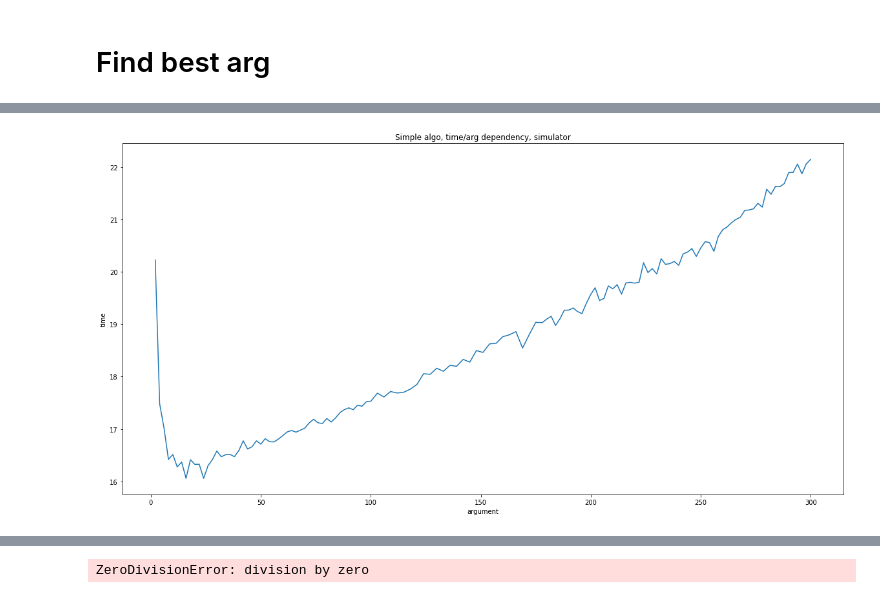
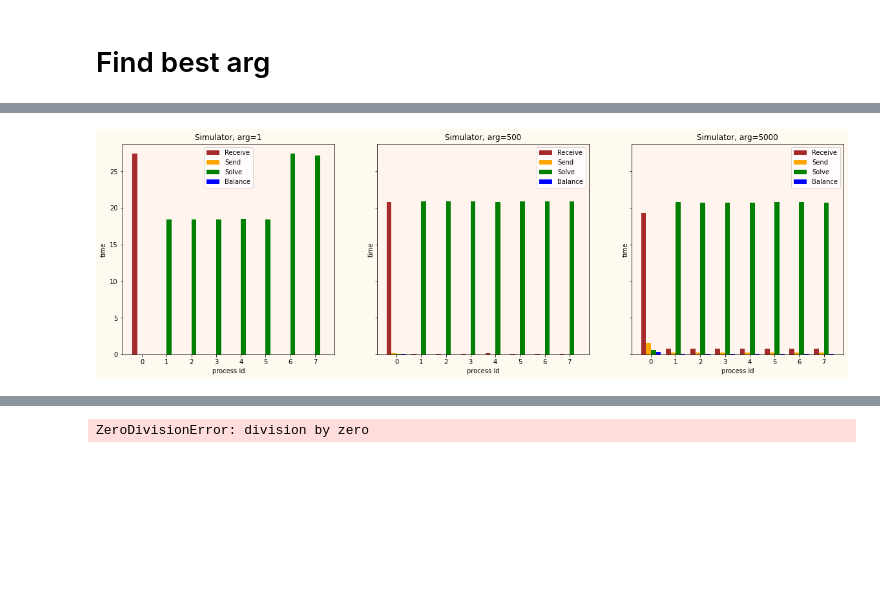
Before and after one commit to amonin7/Simulator, a Jupyter notebook: Visualization.ipynb, the cells around one changed output, grey strips where cells are left out. Cells and saved outputs as stored; diff of their text form; code cells hidden in the pictures; blank space fills up the shorter version.

```diff
--- a/Visualization.ipynb
+++ b/Visualization.ipynb
@@ -275,3 +272,0 @@ plot_best_arg_founding(df)
-# %%
-df = pd.read_csv('argtime-ls', names=['time', 'arg'])
-plot_best_arg_founding(df)
@@ -280,3 +272,0 @@ plot_best_arg_founding(df)
-# %%
-df = pd.read_csv('argtime-ls-copy.csv', names=['time', 'arg', 'items'])
-plot_best_arg_founding(df)
@@ -285,3 +272,0 @@ plot_best_arg_founding(df)
-# %%
-df = pd.read_csv('argtime-ls-all-26.csv', names=['time', 'arg', 'items'])
-plot_best_arg_founding(df)
@@ -290,5 +272,0 @@ plot_best_arg_founding(df)
-# %%
-df = pd.read_csv('argtime-ls-all-26.csv', names=['time', 'arg', 'items'])
-plot_best_arg_founding(df)
-# %% [output]
-[figure, removed]
@@ -295,3 +342,14 @@ plot_best_arg_founding(df)
+# %%
+fig, ax = plt.subplots(1, 3, figsize=(20,6), sharey=True)
+
+plot_statistics_2('Trace1.csv', 'Simulator, arg=1', fig, ax, 0)
+plot_statistics_2('Trace500.csv', 'Simulator, arg=500', fig, ax, 1)
+plot_statistics_2('Trace5000.csv', 'Simulator, arg=5000', fig, ax, 2)
+
+for a in ax.flat:
+    a.set(xlabel='process id', ylabel='time')
+# %% [output]
+[figure, added]
 # %%
 def plotMovingAverage(series, window):
 
```
Also changed, not shown: parts of 11 cells of this notebook, 4 other files.
